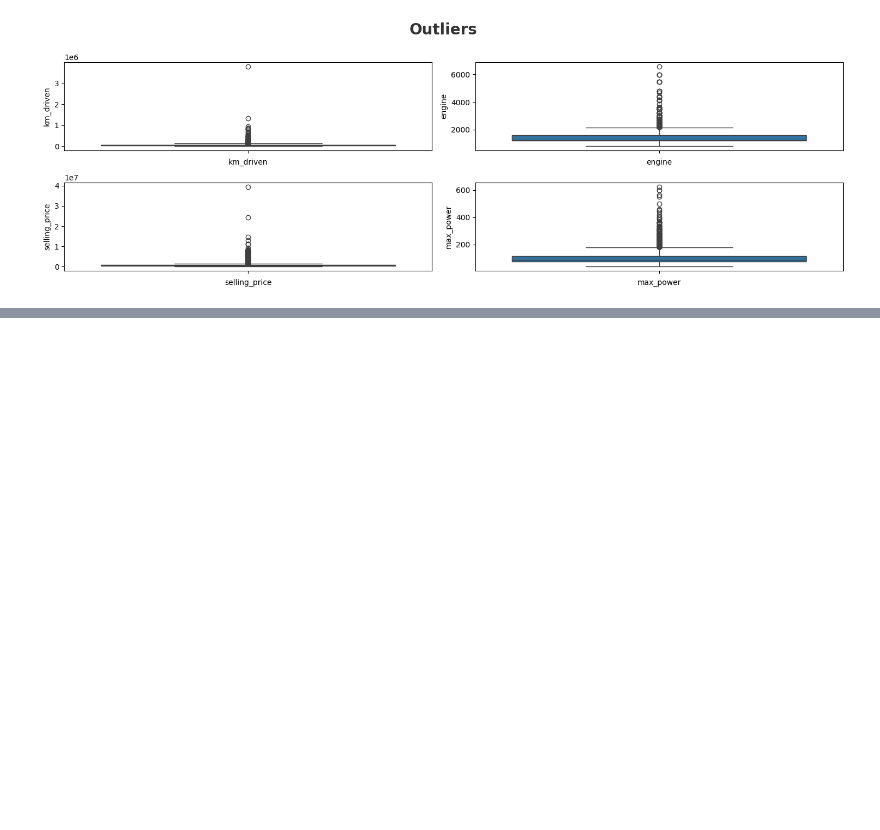
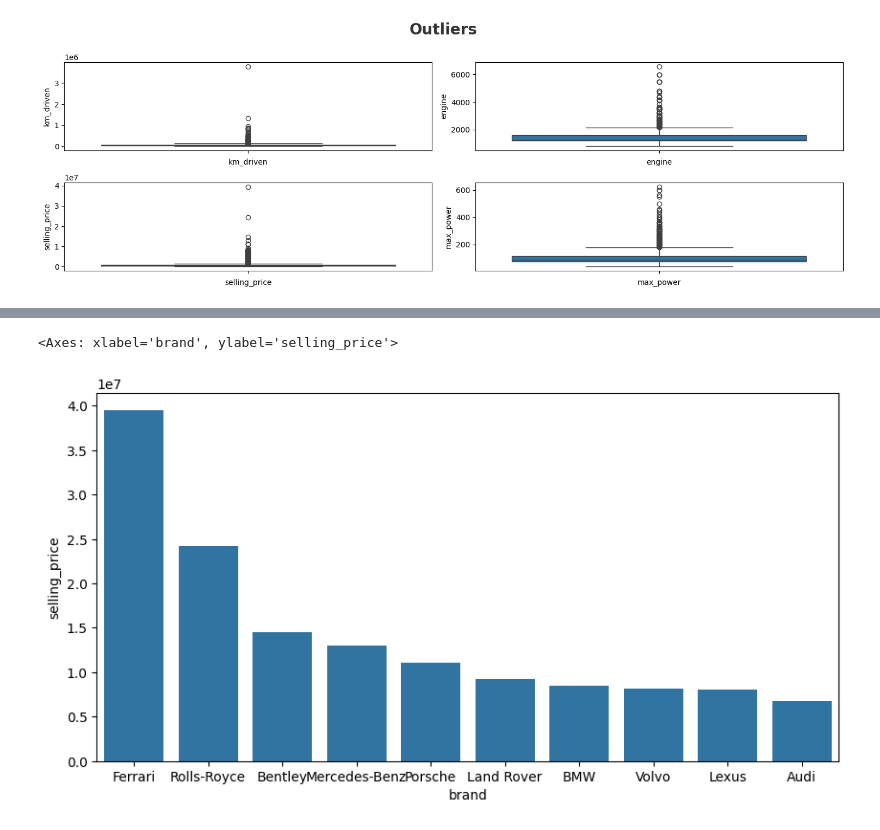
Before and after one commit to devansh6900/carpricepredictor, a Jupyter notebook: main.ipynb, the cells around one changed output, grey strips where cells are left out. Drawn from its saved outputs; the diff is of its cells as text; code cells hidden in the pictures; blank space fills up the shorter version.

```diff
--- a/main.ipynb
+++ b/main.ipynb
@@ -451,0 +516,5 @@ for i in range(len(outliers)):
+# %%
+# Top 10 most costlier brand on
+max_brand_price= df.groupby('brand').selling_price.max()
+top_10_expensive_cars=max_brand_price.sort_values(ascending=False).head(10)
+top_10_expensive_cars
@@ -451,0 +576,8 @@ for i in range(len(outliers)):
+# %%
+plt.figure(figsize=(10,5))
+top_10 = top_10_expensive_cars.to_frame()
+# print(top_10)
+sns.barplot(x = top_10.index, y = top_10['selling_price'])
+# %% [output]
+<Axes: xlabel='brand', ylabel='selling_price'>
+[figure, added]
```
Also changed, not shown: parts of 60 cells of this notebook.
